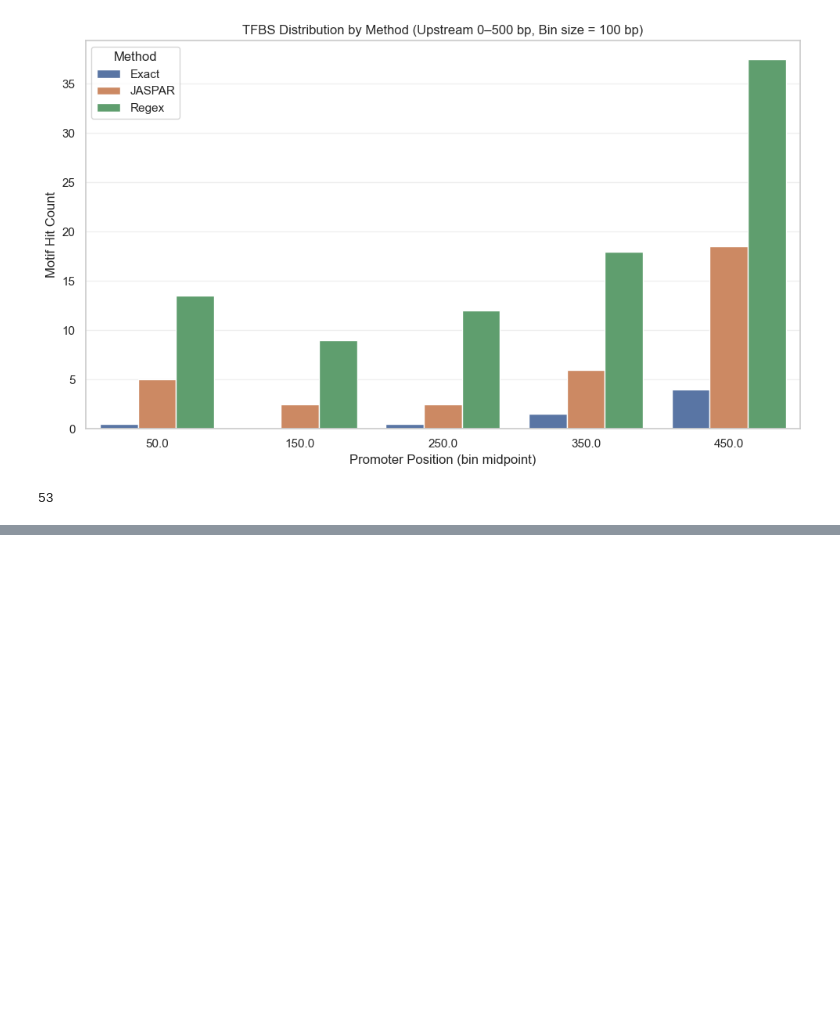
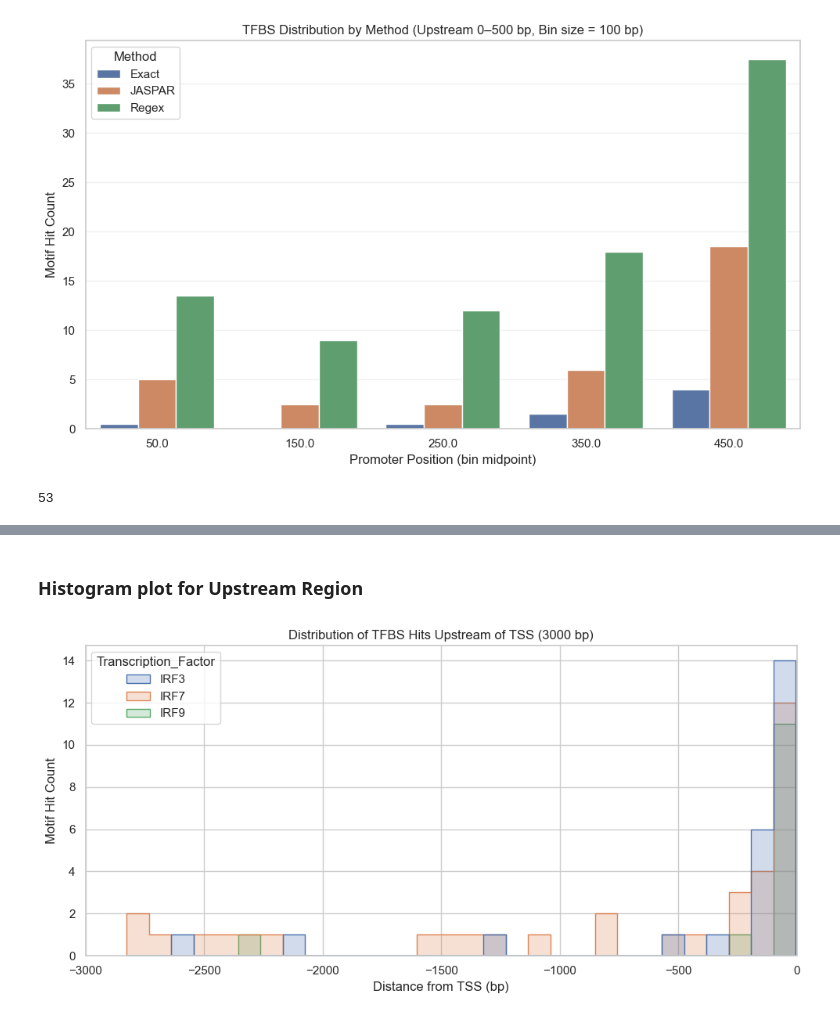
Before and after one commit to Emily3005250/TFBS-explorer, a Jupyter notebook: scripts/TFBS_explorer_human.ipynb, the cells around one changed output, grey strips where cells are left out. Cells and saved outputs as stored; diff of their text form; code cells hidden in the pictures; blank space fills up the shorter version.

```diff
--- a/scripts/TFBS_explorer_human.ipynb
+++ b/scripts/TFBS_explorer_human.ipynb
@@ -2888,0 +2940,51 @@ print(len(df_filtered))
+# %% [markdown]
+### Histogram plot for Upstream Region
+# %%
+import pandas as pd
+import seaborn as sns
+import matplotlib.pyplot as plt
+
+sns.set_theme(style="whitegrid")
+
+# Load data
+match_df = pd.read_csv('/Users/sang/bioinformatics_msc_project_2025/TFBS-explorer-19/outputs/pos_jaspar.csv')
+seq_df = pd.read_csv('/Users/sang/bioinformatics_msc_project_2025/TFBS-explorer-19/outputs/human_IFN_up_regulation_extract.csv')
+
+# Fixed lengths
+upstream_len = 3000
+
+# Filter genomic sequences
+match_df = match_df[match_df['Sequence_Type'] == 'Genomic']
+
+# Ensure numeric Start
+match_df["Start"] = pd.to_numeric(match_df["Start"], errors="coerce")
+match_df = match_df.dropna(subset=["Start"])
+
+# Calculate distance from TSS (negative for upstream)
+match_df["Rel_start"] = match_df["Start"] - upstream_len
+
+# Keep only upstream hits
+upstream_df = match_df[match_df["Rel_start"] < 0].copy()
+
+# Plot histogram (bins of 100 bp)
+plt.figure(figsize=(10, 5))
+sns.histplot(
+    data=upstream_df,
+    x="Rel_start",
+    hue="Transcription_Factor",
+    bins=30,
+    element="step",
+    stat="count",
+    common_norm=False
+)
+
+plt.ylabel("Motif Hit Count")
+plt.xlabel("Distance from TSS (bp)")
+plt.title("Distribution of TFBS Hits Upstream of TSS (3000 bp)")
+plt.xlim(-3000, 0)
+plt.tight_layout()
+plt.savefig('tfbs_upstream_distribution.svg', format='svg', bbox_inches='tight')
+plt.show()
+plt.close()  # Close the plot to free memory
+# %% [output]
+[figure, added]
```
Also changed, not shown: parts of 6 cells of this notebook, 6 other files.
